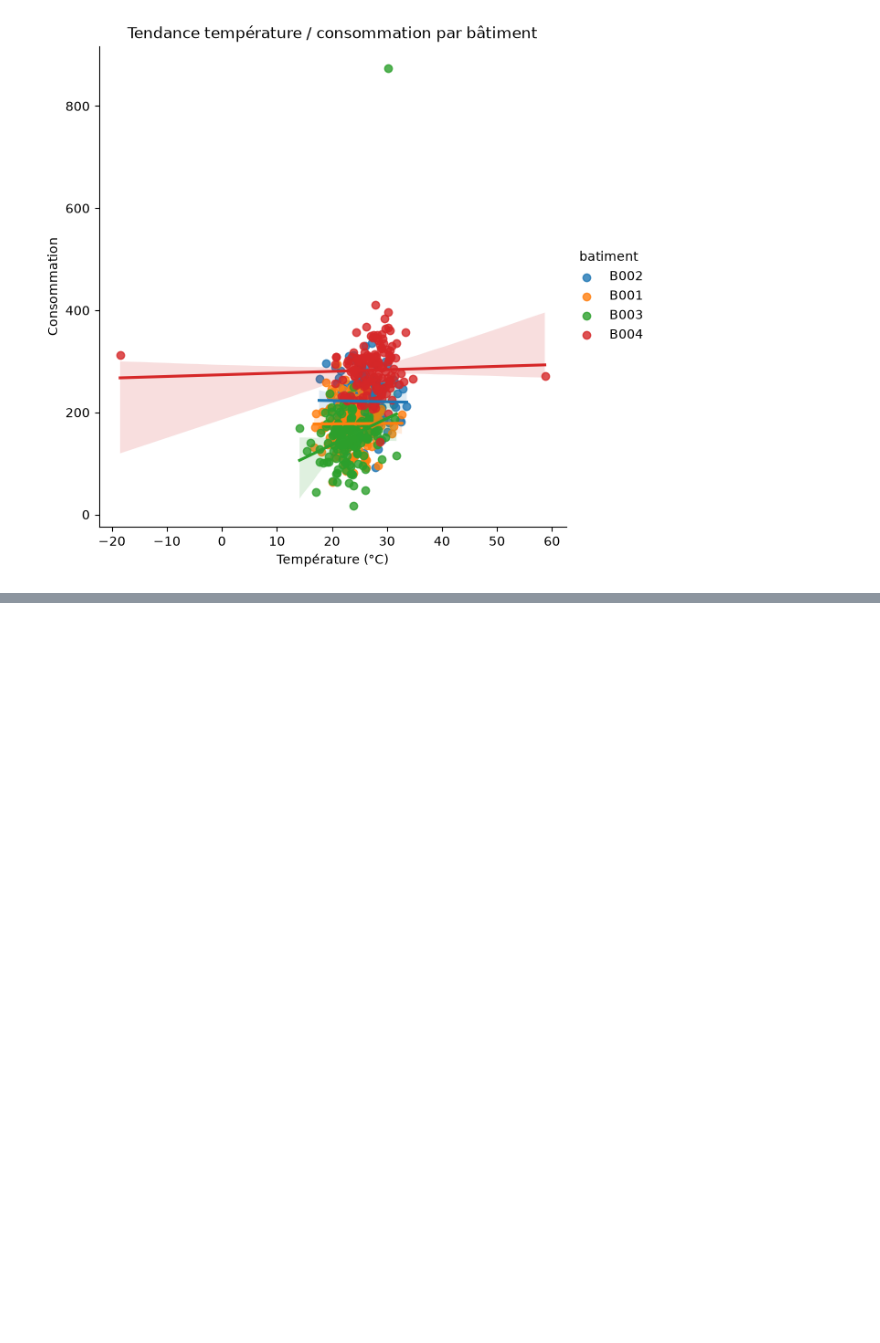
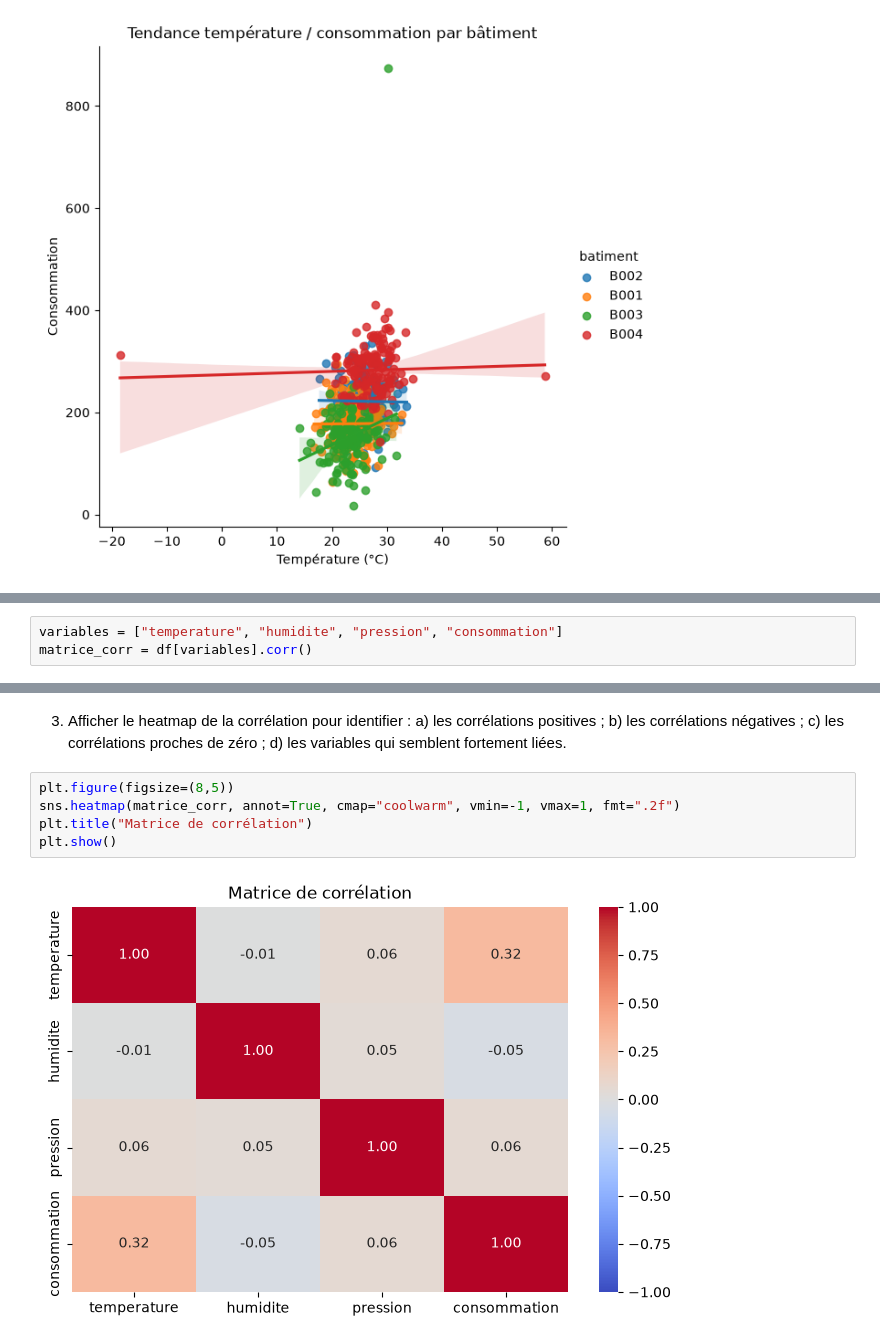
Before and after one commit to sinendoye/atelier_seaborn_iot, a Jupyter notebook: notebooks/atelier_seaborn_iot.ipynb, the cells around one changed output, grey strips where cells are left out. Cells and saved outputs as stored; diff of their text form; blank space fills up the shorter version.

Commit message:
Partie 9: Corrélations

```diff
--- a/notebooks/atelier_seaborn_iot.ipynb
+++ b/notebooks/atelier_seaborn_iot.ipynb
@@ -401,0 +406,3 @@ plt.show()
+# %%
+variables = ["temperature", "humidite", "pression", "consommation"]
+matrice_corr = df[variables].corr()
@@ -401,0 +419,9 @@ plt.show()
+# %% [markdown]
+3) Afficher le heatmap de la corrélation pour identifier : a) les corrélations positives ;  b) les corrélations négatives ;  c) les corrélations proches de zéro ;  d) les variables qui semblent fortement liées.
+# %%
+plt.figure(figsize=(8,5))
+sns.heatmap(matrice_corr, annot=True, cmap="coolwarm", vmin=-1, vmax=1, fmt=".2f")
+plt.title("Matrice de corrélation")
+plt.show()
+# %% [output]
+[figure, added]
```
Also changed, not shown: parts of 5 cells of this notebook.
